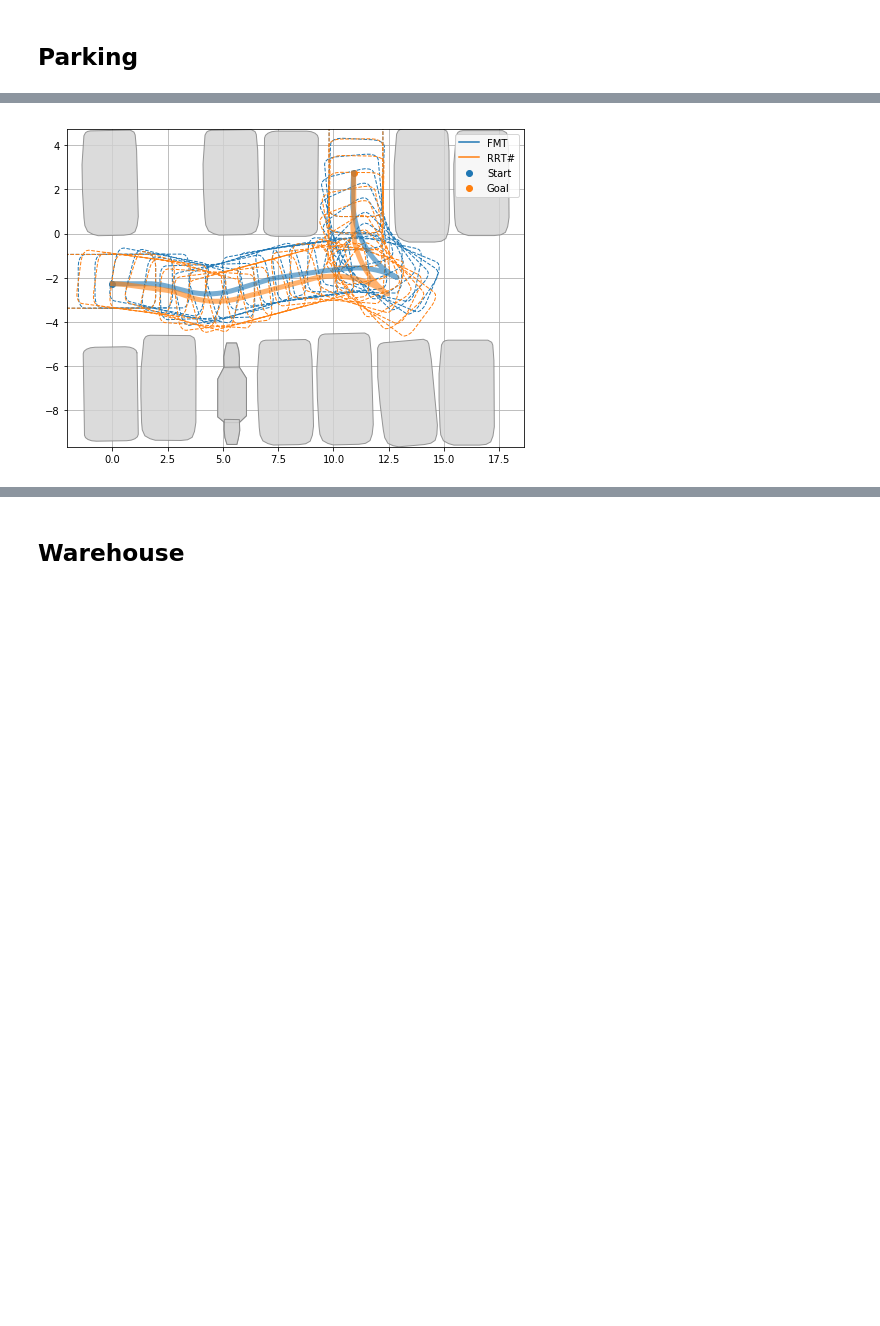
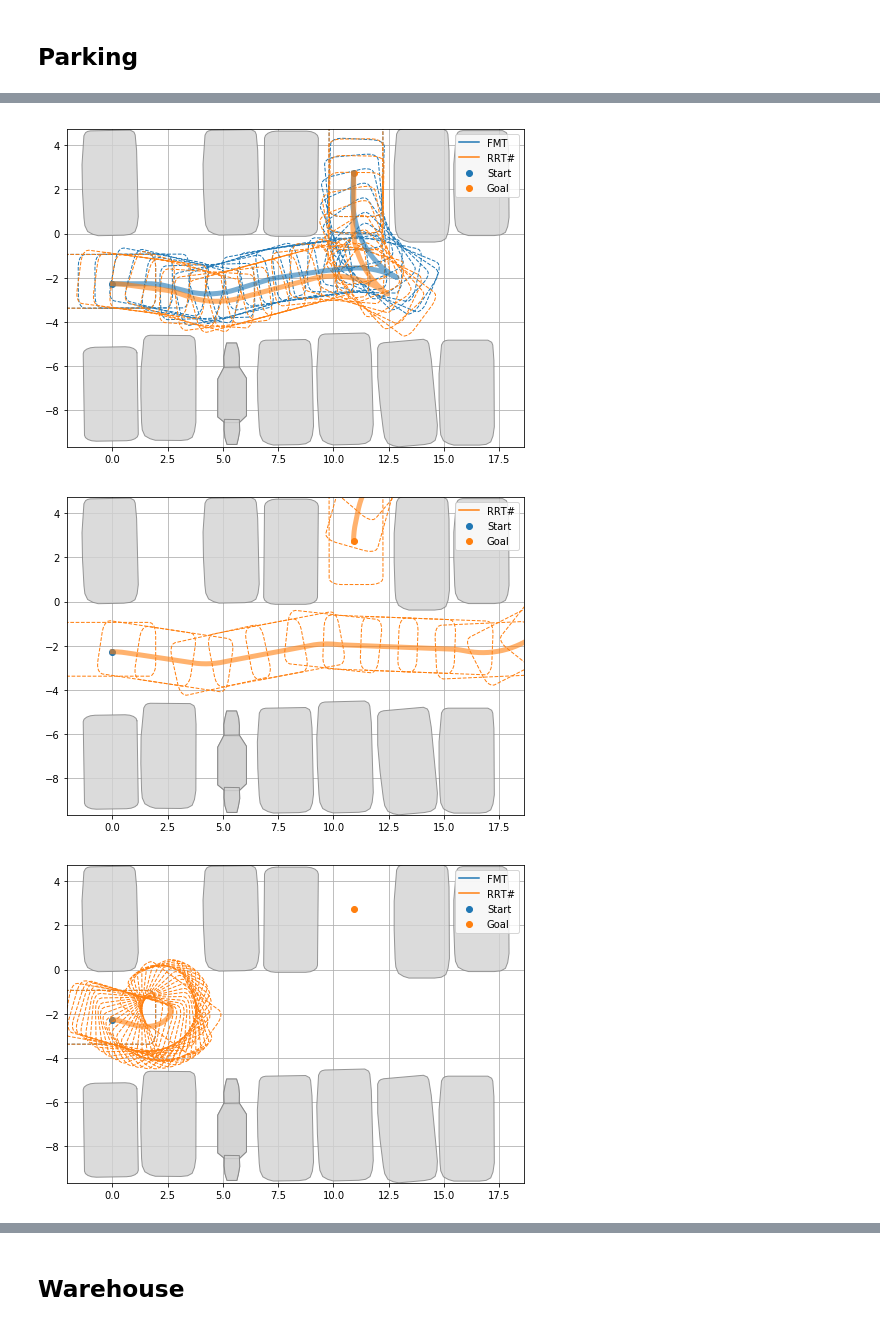
Before and after one commit to robot-motion/bench-mr, a Jupyter notebook: plotting/Trajectories.ipynb, the cells around one changed output, grey strips where cells are left out. Cells and saved outputs as stored; diff of their text form; code cells hidden in the pictures; blank space fills up the shorter version.

```diff
--- a/plotting/Trajectories.ipynb
+++ b/plotting/Trajectories.ipynb
@@ -45,7 +60,7 @@ Saved parking1.pdf.
 
 scenario = "parking2"
 
-visualize('/home/eric/mpb/bin/log/%s.json' % scenario,
+visualize('../results/%s.json' % scenario,
           ignore_planners="est,cforest,kpiece1,rrt,sbl,sst,informedrrtstar,stride,kbitstar,rrtstar,sorrtstar,prmstar,bfmt",
           plot_every_nth_polygon=40,
           fig_width=7,
@@ -65 +91,3 @@ Saved parking2.pdf.
 [figure]
+[figure, added]
+[figure, added]
```
Also changed, not shown: parts of 8 cells of this notebook, 16 other files.
